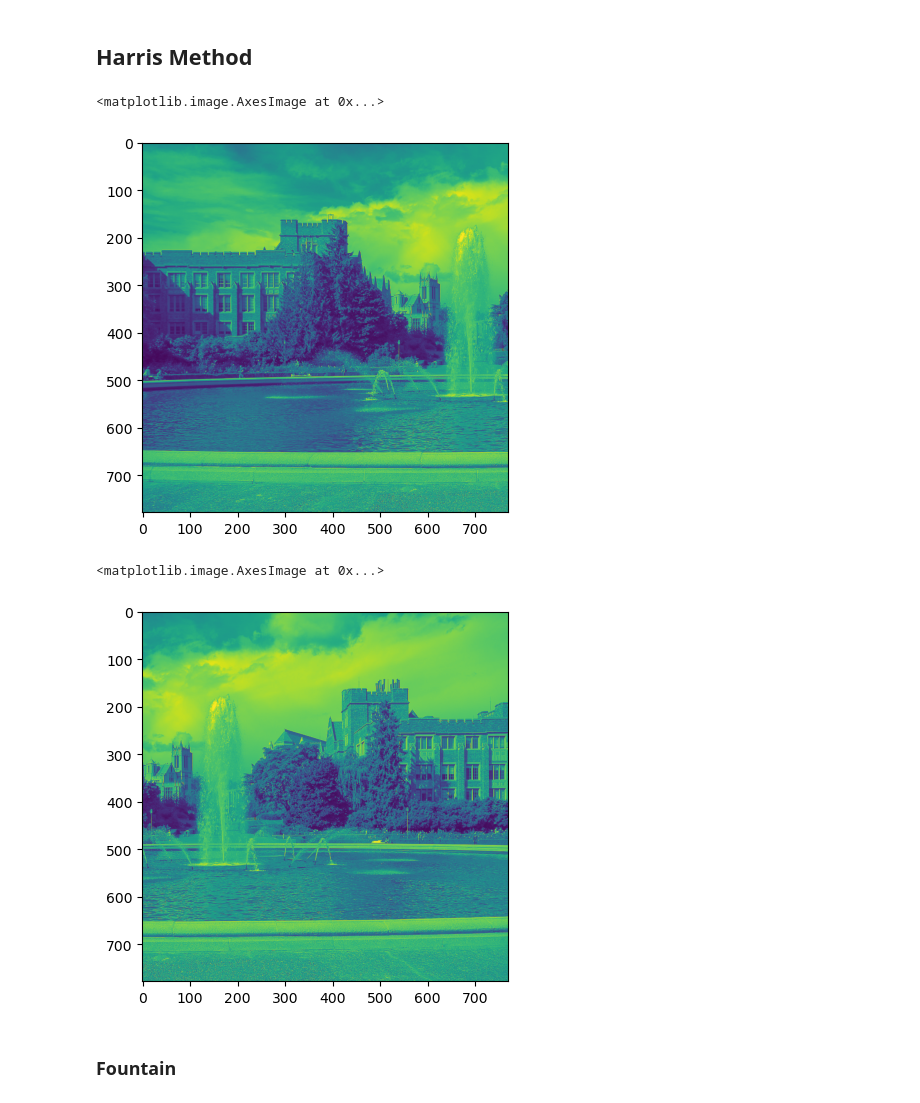
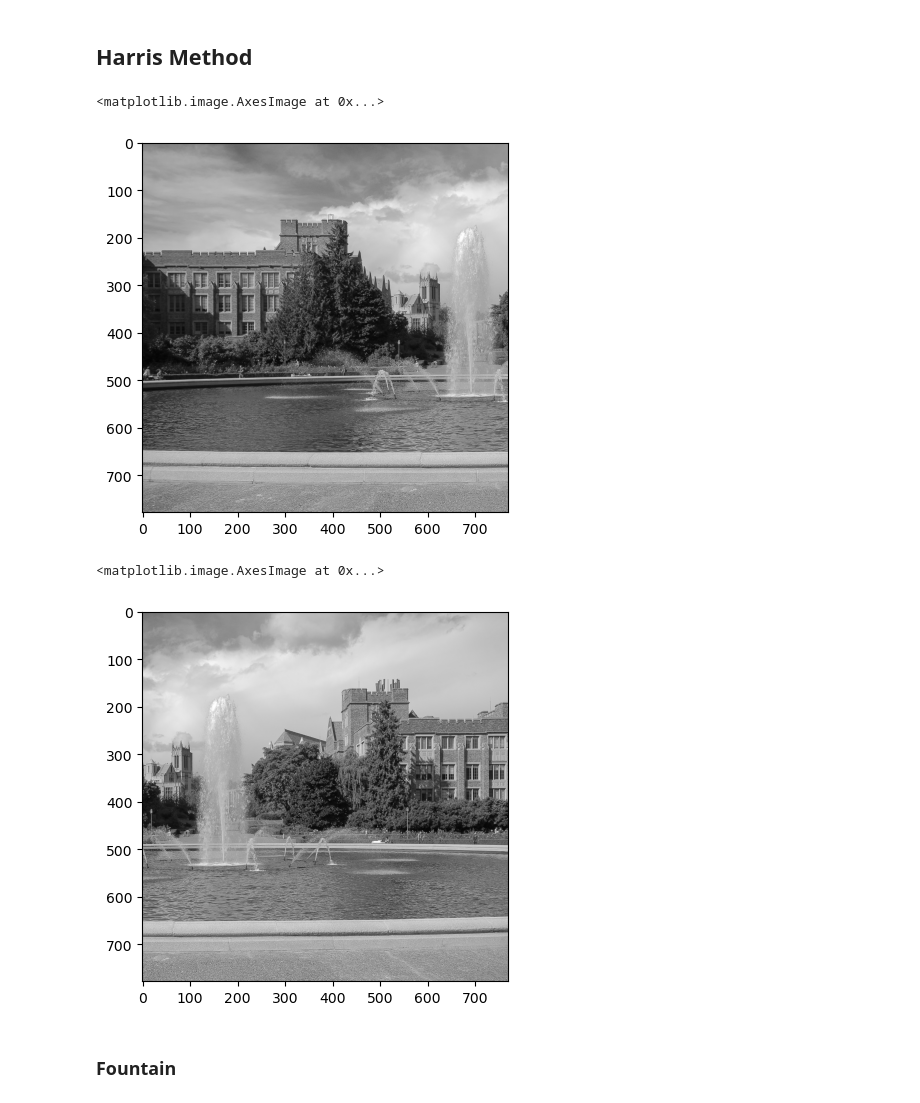
Before and after one commit to MrWlobo/Zaawansowane_Algorytmy_Wizyjne, a Jupyter notebook: Lab06/ZAW_Lab06.ipynb, the cells around one changed output. Cells and saved outputs as stored; diff of their text form; code cells hidden in the pictures.

```diff
--- a/Lab06/ZAW_Lab06.ipynb
+++ b/Lab06/ZAW_Lab06.ipynb
@@ -32,15 +33,15 @@ for path in image_paths:
 fountain_1 = images[4]
 fountain_2 = images[5]
 # %%
-plt.imshow(fountain_1)
+plt.imshow(fountain_1, cmap="gray")
 # %% [output]
 <matplotlib.image.AxesImage at 0x...>
-[figure, old version]
+[figure, new version]
 # %%
-plt.imshow(fountain_2)
+plt.imshow(fountain_2, cmap="gray")
 # %% [output]
 <matplotlib.image.AxesImage at 0x...>
-[figure, old version]
+[figure, new version]
 # %%
 def find_max(image, size, threshold) : # size - maximum filter mask size
     data_max = filters.maximum_filter(image, size)
```
Also changed, not shown: parts of 9 cells of this notebook.
